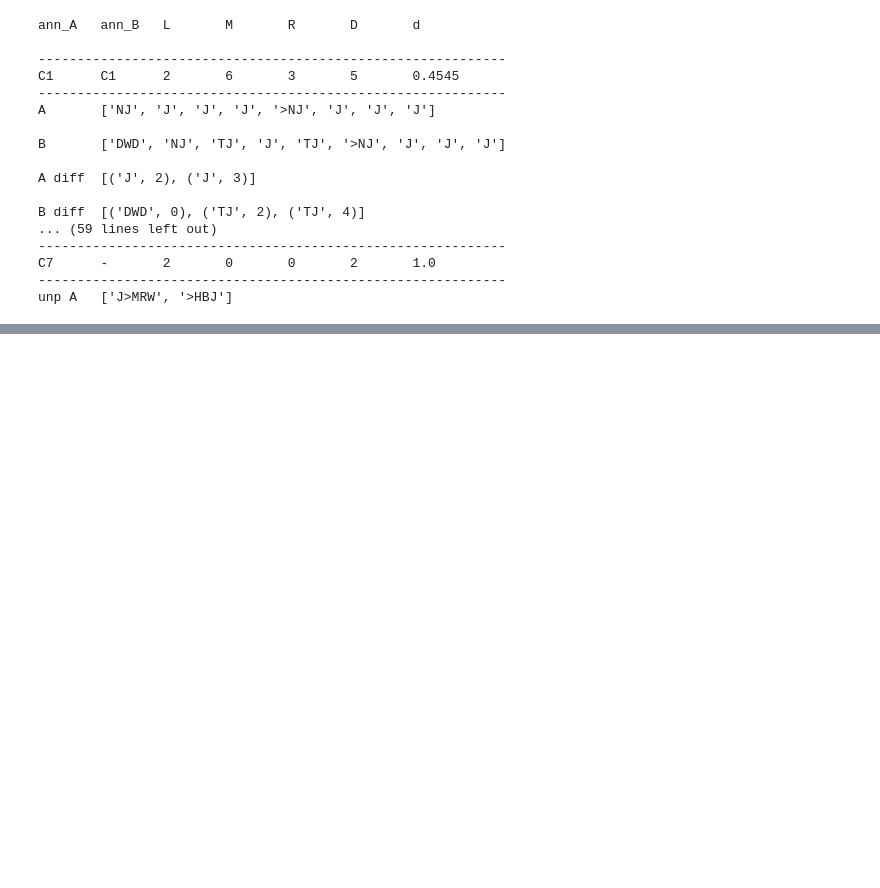
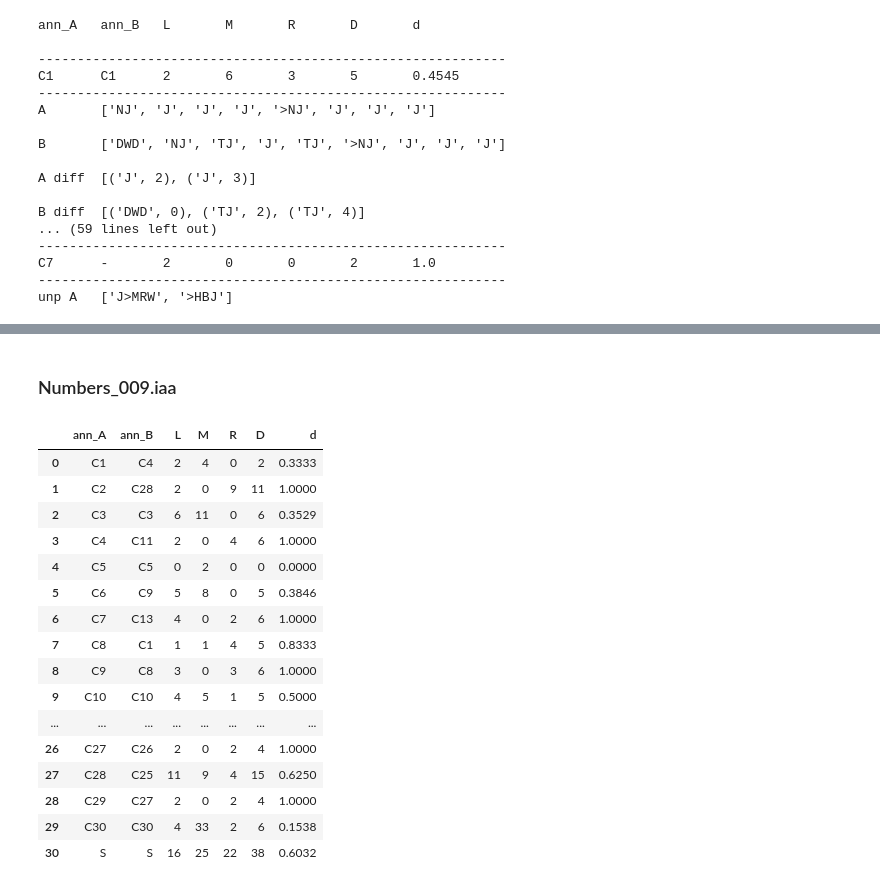
Before and after one commit to cmerwich/participant-analysis, a Jupyter notebook: iaa/iaa-analysis.ipynb, the cells around one changed output, grey strips where cells are left out. Cells and saved outputs as stored; diff of their text form; code cells hidden in the pictures; blank space fills up the shorter version.

```diff
--- a/iaa/iaa-analysis.ipynb
+++ b/iaa/iaa-analysis.ipynb
@@ -871,0 +986,24 @@ Numbers_010.iaa -       109     163     111     220     0.5744
+# %% [markdown]
+### Numbers_009.iaa
+# %%
+nu009_df = MakeTable('iaa-files/Numbers_009.iaa')
+
+nu009_df
+# %% [output]
+|  | ann_A | ann_B | L | M | R | D | d |
+| 0 | C1 | C4 | 2 | 4 | 0 | 2 | 0.3333 |
+| 1 | C2 | C28 | 2 | 0 | 9 | 11 | 1.0000 |
+| 2 | C3 | C3 | 6 | 11 | 0 | 6 | 0.3529 |
+| 3 | C4 | C11 | 2 | 0 | 4 | 6 | 1.0000 |
+| 4 | C5 | C5 | 0 | 2 | 0 | 0 | 0.0000 |
+| 5 | C6 | C9 | 5 | 8 | 0 | 5 | 0.3846 |
+| 6 | C7 | C13 | 4 | 0 | 2 | 6 | 1.0000 |
+| 7 | C8 | C1 | 1 | 1 | 4 | 5 | 0.8333 |
+| 8 | C9 | C8 | 3 | 0 | 3 | 6 | 1.0000 |
+| 9 | C10 | C10 | 4 | 5 | 1 | 5 | 0.5000 |
+| ... | ... | ... | ... | ... | ... | ... | ... |
+| 26 | C27 | C26 | 2 | 0 | 2 | 4 | 1.0000 |
+| 27 | C28 | C25 | 11 | 9 | 4 | 15 | 0.6250 |
+| 28 | C29 | C27 | 2 | 0 | 2 | 4 | 1.0000 |
+| 29 | C30 | C30 | 4 | 33 | 2 | 6 | 0.1538 |
+| 30 | S | S | 16 | 25 | 22 | 38 | 0.6032 |
```
Also changed, not shown: parts of 23 cells of this notebook, 16 other files.
